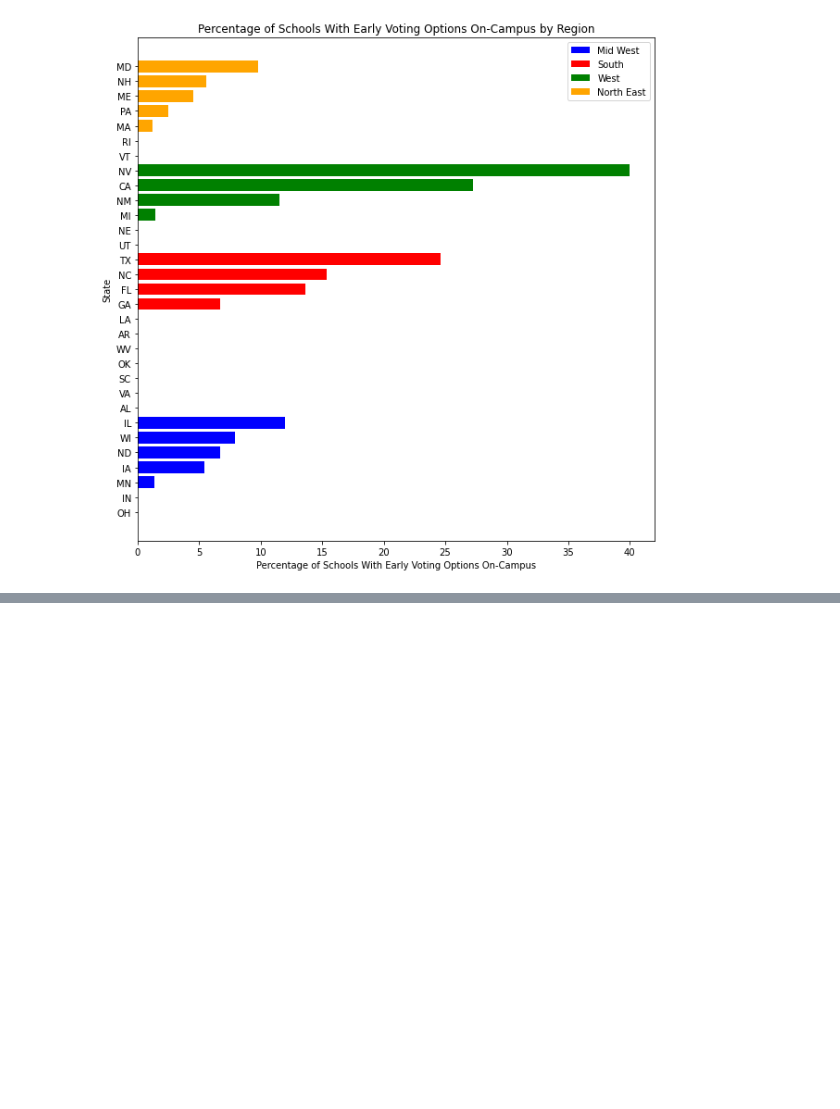
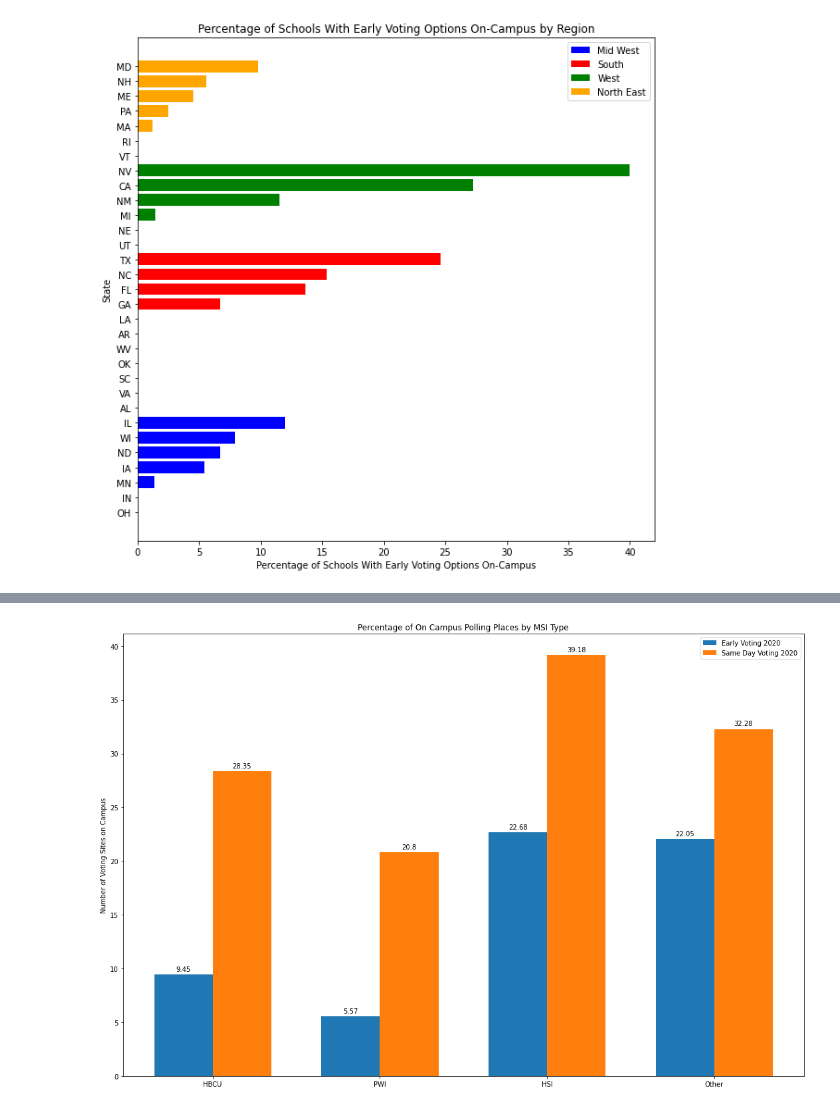
Before and after one commit to nickeubank/mtv_viacom_capstone, a Jupyter notebook: 10_code/30_analysis/Final_Semester_Report_Results.ipynb, the cells around one changed output, grey strips where cells are left out. Saved outputs shown, nothing was run; the diff lists cells and outputs as text; code cells hidden in the pictures; blank space fills up the shorter version.

```diff
--- a/10_code/30_analysis/Final_Semester_Report_Results.ipynb
+++ b/10_code/30_analysis/Final_Semester_Report_Results.ipynb
@@ -357,0 +388,41 @@ for p in ax2.patches:
+# %%
+msi_type = ['HBCU', 'PWI', 'HSI', 'Other']
+
+
+early_election = [len(data_hbcu[data_hbcu["distances_2020_early"] == 0]) / (len(data_hbcu)) * 100,
+                  len(data_pwi[data_pwi["distances_2020_early"] == 0]) / (len(data_pwi)) * 100,
+                  len(data_hsi[data_hsi["distances_2020_early"] == 0]) / (len(data_hsi)) * 100,
+                  len(data_other[data_other["distances_2020_early"] == 0]) / (len(data_other)) * 100
+                 ]
+
+election_day = [len(data_hbcu[data_hbcu["distances_2020"] == 0]) / (len(data_hbcu)) * 100,
+                  len(data_pwi[data_pwi["distances_2020"] == 0]) / (len(data_pwi)) * 100,
+                  len(data_hsi[data_hsi["distances_2020"] == 0]) / (len(data_hsi)) * 100,
+                  len(data_other[data_other["distances_2020"] == 0]) / (len(data_other)) * 100
+                 ]
+
+early_election = [round(num, 2) for num in early_election]
+election_day = [round(num, 2) for num in election_day]
+
+
+x = np.arange(len(msi_type))  # the label locations
+width = 0.35  # the width of the bars
+
+fig, ax = plt.subplots(figsize = (15,10))
+rects1 = ax.bar(x - width/2, early_election, width, label= 'Early Voting 2020')
+rects2 = ax.bar(x + width/2, election_day, width, label= 'Same Day Voting 2020')
+
+# Add some text for labels, title and custom x-axis tick labels, etc.
+ax.set_ylabel('Number of Voting Sites on Campus')
+ax.set_title('Percentage of On Campus Polling Places by MSI Type')
+ax.set_xticks(ticks = x , labels= msi_type)
+ax.legend()
+
+ax.bar_label(rects1, padding=3)
+ax.bar_label(rects2, padding=3)
+
+fig.tight_layout()
+
+plt.show()
+# %% [output]
+[figure, added]
```
Also changed, not shown: parts of 11 cells of this notebook.
